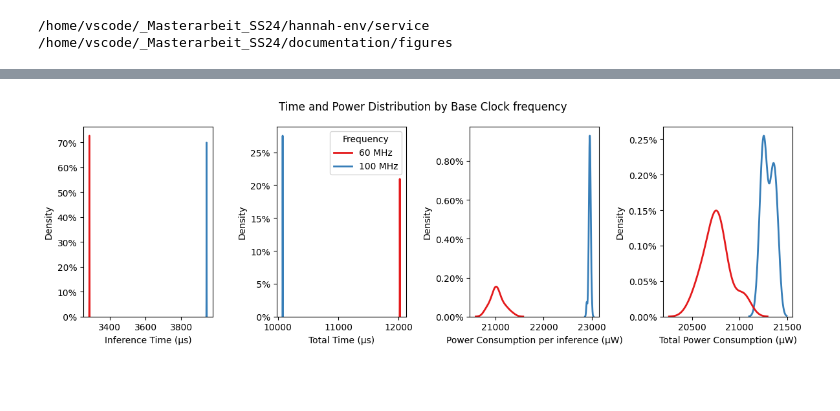
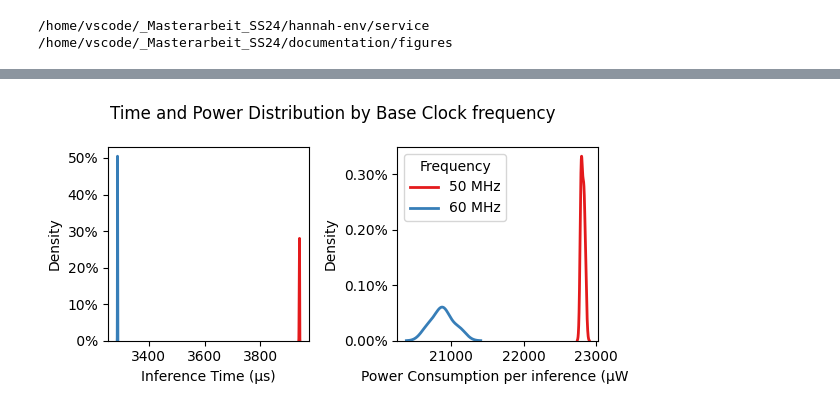
Before and after one commit to ekut-es/netdeployonnx, a Jupyter notebook: netdeployonnx/client/experiment_npu.ipynb, the cells around one changed output, grey strips where cells are left out. Saved outputs shown, nothing was run; the diff lists cells and outputs as text; code cells hidden in the pictures; blank space fills up the shorter version.

```diff
--- a/netdeployonnx/client/experiment_npu.ipynb
+++ b/netdeployonnx/client/experiment_npu.ipynb
@@ -241,51 +248,51 @@ Name: us_per_inference, dtype: float64
 # %%
 # Set rainbow palette with explicit color mapping
 unique_freqs = sorted(clock_data['freq'].unique())
-base_clock_data = clock_data[clock_data['freq'].isin([60, 100])]
+base_clock_data = clock_data[clock_data['freq'].isin([50, 60])]
 rainbow_palette = 'Set1' # dict(zip(unique_freqs, sns.color_palette('rainbow', n_colors=len(unique_freqs))))
 
-fig, (ax1, ax2, ax3, ax4) = plt.subplots(1, 4, figsize=(12, 4))
+fig, (ax1, ax2) = plt.subplots(1, 2, figsize=(6, 3))
 
 # Time distribution
 sns.kdeplot(data=base_clock_data, x='us_per_inference', hue='freq',
            palette=rainbow_palette, ax=ax1, linewidth=2, legend=False)
 # ax1.set_title('Time Distribution by Frequency')
 ax1.set_xlabel('Inference Time (µs)')
 # Time distribution
-sns.kdeplot(data=base_clock_data, x='us_per_all', hue='freq',
+# sns.kdeplot(data=base_clock_data, x='us_per_all', hue='freq',
+#            palette=rainbow_palette, ax=ax2, linewidth=2, legend=True)
+# # ax2.set_title('Time Distribution by Frequency')
+# ax2.set_xlabel('Total Time (µs)')
+
+
+# Power distribution
+sns.kdeplot(data=base_clock_data, x='uW_per_inference', hue='freq',
            palette=rainbow_palette, ax=ax2, linewidth=2, legend=True)
-# ax2.set_title('Time Distribution by Frequency')
-ax2.set_xlabel('Total Time (µs)')
+# ax3.set_title('Power Distribution by Frequency')
+ax2.set_xlabel('Power Consumption per inference (µW)')
+
+# Power distribution
+# sns.kdeplot(data=base_clock_data, x='uW_per_all', hue='freq',
+#            palette=rainbow_palette, ax=ax4, linewidth=2, legend=False)
+# # ax4.set_title('Power Distribution by Frequency')
+# ax4.set_xlabel('Total Power Consumption (µW)')
+
 leg = ax2.get_legend()
 leg.set_title("Frequency")
 # Get the current labels and format new ones
 for t in leg.get_texts():
    t.set_text(f"{float(t.get_text()):2.0f} MHz")
 
-# Power distribution
-sns.kdeplot(data=base_clock_data, x='uW_per_inference', hue='freq',
-           palette=rainbow_palette, ax=ax3, linewidth=2, legend=False)
-# ax3.set_title('Power Distribution by Frequency')
-ax3.set_xlabel('Power Consumption per inference (µW)')
-
-# Power distribution
-sns.kdeplot(data=base_clock_data, x='uW_per_all', hue='freq',
-           palette=rainbow_palette, ax=ax4, linewidth=2, legend=False)
-# ax4.set_title('Power Distribution by Frequency')
-ax4.set_xlabel('Total Power Consumption (µW)')
-
-
-
-for ax in [ax1, ax2]:
+for ax in [ax1]:#[ax1, ax2]:
    ax.set_yticklabels([f"{float(y)*100:2.0f}%" for y in ax.get_yticks()])
-for ax in [ax3, ax4]:
+for ax in [ax2]:# [ax3, ax4]:
    ax.set_yticklabels([f"{float(y)*100:2.2f}%" for y in ax.get_yticks()])
 
 plt.suptitle('Time and Power Distribution by Base Clock frequency')
 plt.tight_layout()
 plt.savefig(figures_path / "05_npu_baseclocks.pdf", format='pdf', bbox_inches='tight')
 # base_clock_data
 # %% [output]
-[figure, old version]
+[figure, new version]
 # %%
 # Filter for only base clocks (60 and 100 MHz)
```
Also changed, not shown: parts of 12 cells of this notebook.
